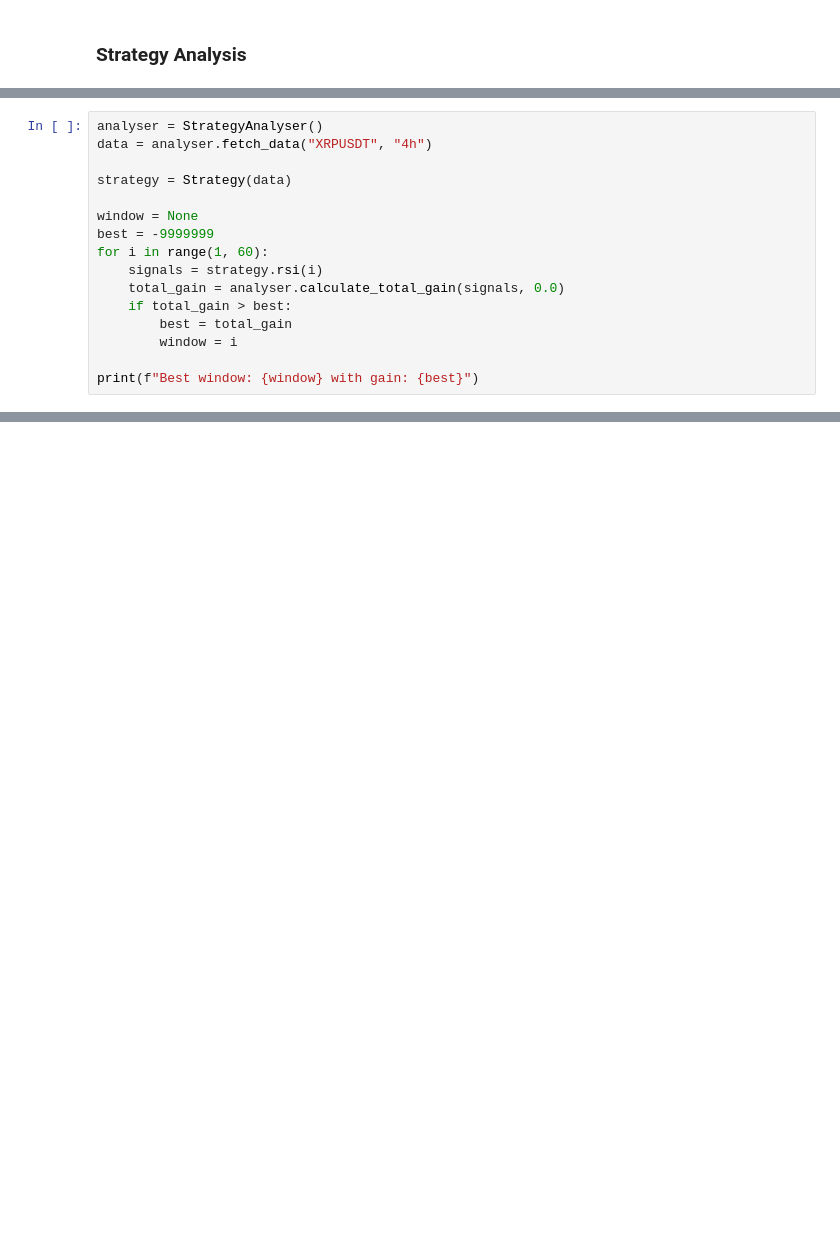
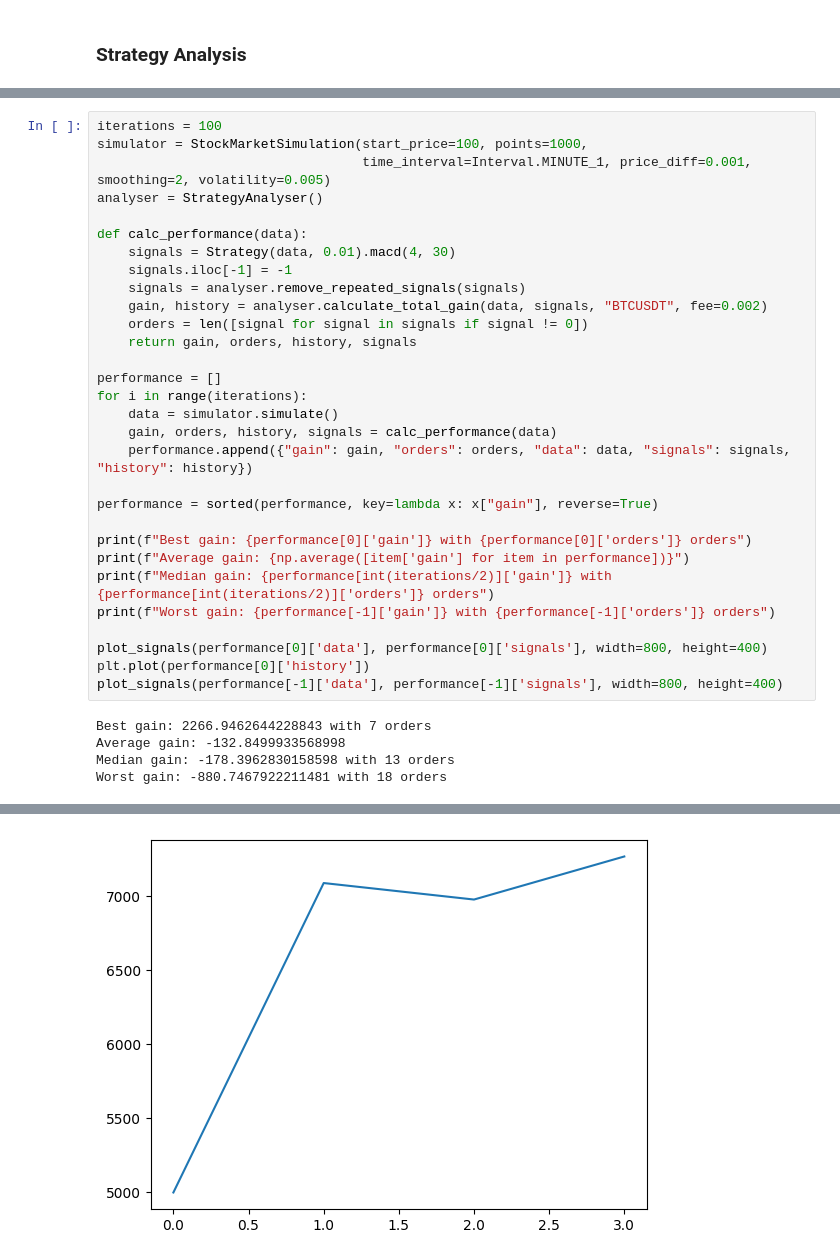
Before and after one commit to everdeep/crypto-library, a Jupyter notebook: notebooks/strategy_fitter.ipynb, the cells around one changed output, grey strips where cells are left out. Cells and saved outputs as stored; diff of their text form; blank space fills up the shorter version.

```diff
--- a/notebooks/strategy_fitter.ipynb
+++ b/notebooks/strategy_fitter.ipynb
@@ -635,16 +349,0 @@ KeyboardInterrupt:
-# %%
-analyser = StrategyAnalyser()
-data = analyser.fetch_data("XRPUSDT", "4h")
-
-strategy = Strategy(data)
-
-window = None
-best = -9999999
-for i in range(1, 60):
-    signals = strategy.rsi(i)
-    total_gain = analyser.calculate_total_gain(signals, 0.0)
-    if total_gain > best:
-        best = total_gain
-        window = i
-
-print(f"Best window: {window} with gain: {best}")
@@ -652,0 +399,35 @@ Best window: 8 with gain: 4366.934502182086
+# %%
+iterations = 100
+simulator = StockMarketSimulation(start_price=100, points=1000,
+                                  time_interval=Interval.MINUTE_1, price_diff=0.001, smoothing=2, volatility=0.005)
+analyser = StrategyAnalyser()
+
+def calc_performance(data):
+    signals = Strategy(data, 0.01).macd(4, 30)
+    signals.iloc[-1] = -1
+    signals = analyser.remove_repeated_signals(signals)
+    gain, history = analyser.calculate_total_gain(data, signals, "BTCUSDT", fee=0.002)
+    orders = len([signal for signal in signals if signal != 0])
+    return gain, orders, history, signals
+
+performance = []
+for i in range(iterations):
+    data = simulator.simulate()
+    gain, orders, history, signals = calc_performance(data)
+    performance.append({"gain": gain, "orders": orders, "data": data, "signals": signals, "history": history})
+
+performance = sorted(performance, key=lambda x: x["gain"], reverse=True)
+
+print(f"Best gain: {performance[0]['gain']} with {performance[0]['orders']} orders")
+print(f"Average gain: {np.average([item['gain'] for item in performance])}")
+print(f"Median gain: {performance[int(iterations/2)]['gain']} with {performance[int(iterations/2)]['orders']} orders")
+print(f"Worst gain: {performance[-1]['gain']} with {performance[-1]['orders']} orders")
+
+plot_signals(performance[0]['data'], performance[0]['signals'], width=800, height=400)
+plt.plot(performance[0]['history'])
+plot_signals(performance[-1]['data'], performance[-1]['signals'], width=800, height=400)
+# %% [output]
+Best gain: 2266.9462644228843 with 7 orders
+Average gain: -132.8499933568998
+Median gain: -178.3962830158598 with 13 orders
+Worst gain: -880.7467922211481 with 18 orders
@@ -652,0 +439 @@ Best window: 8 with gain: 4366.934502182086
+[figure, added]
```
Also changed, not shown: parts of 18 cells of this notebook, 7 other files.
